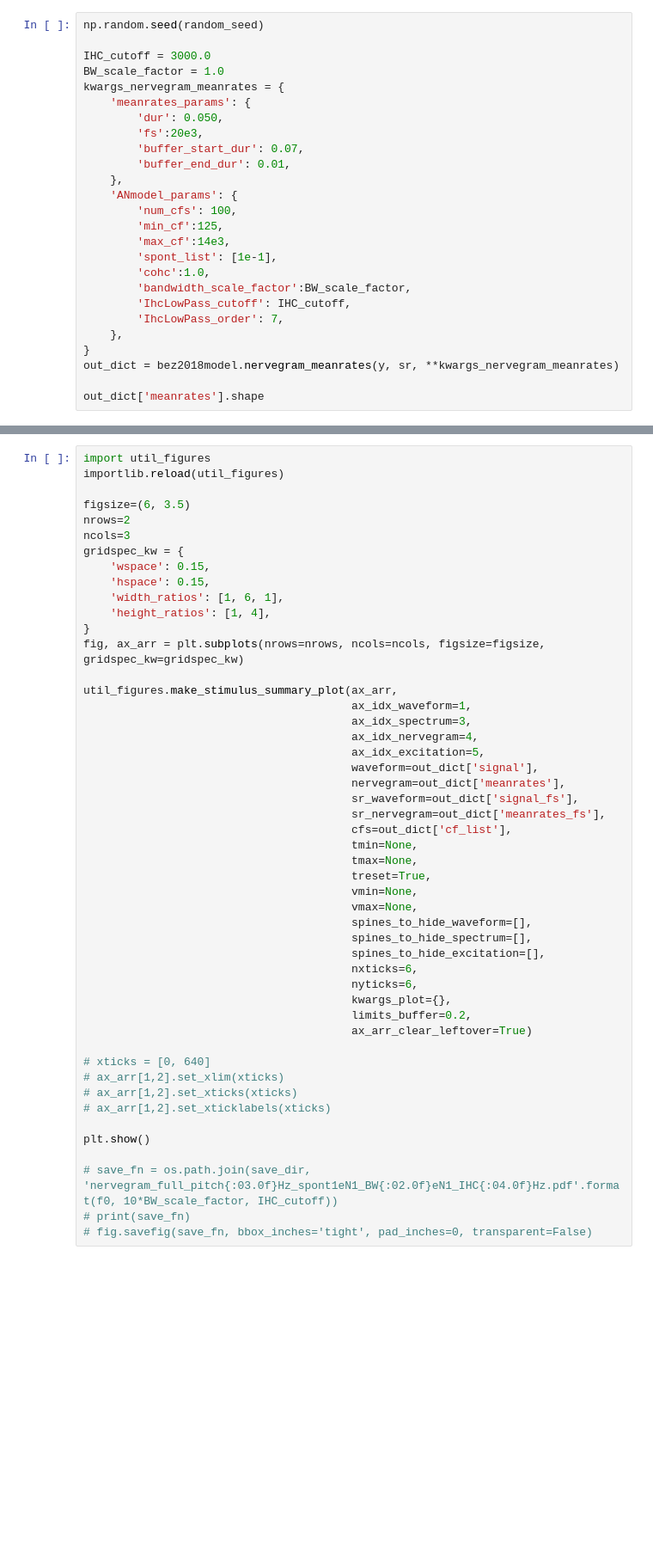
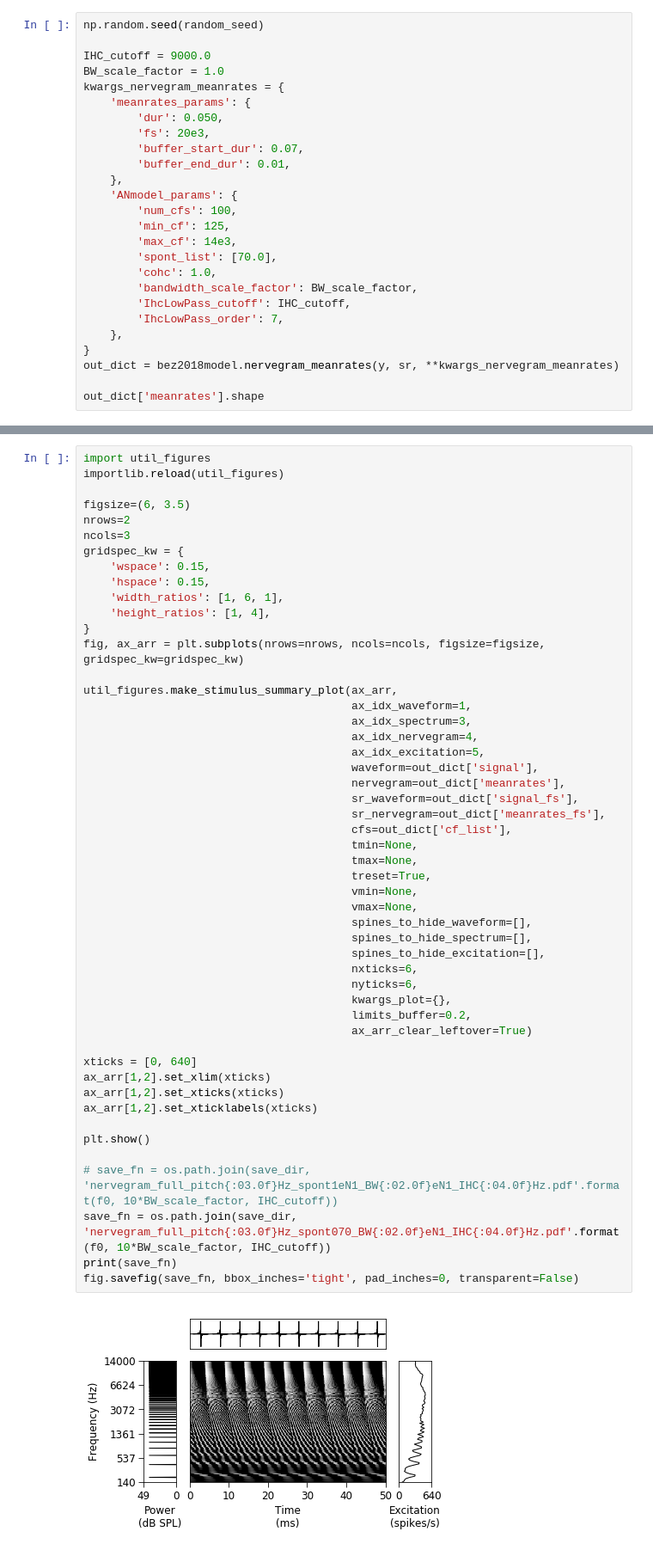
Before and after one commit to msaddler/pitchnet, a Jupyter notebook: notebook_figures_stimuli.ipynb, the cells around one changed output, grey strips where cells are left out. Shown at 86% size. Cells and saved outputs as stored; diff of their text form; blank space fills up the shorter version.

Commit message:
regenerating all power-spectrum-containing paper figures to use proper dB labels

```diff
--- a/notebook_figures_stimuli.ipynb
+++ b/notebook_figures_stimuli.ipynb
@@ -83,22 +86,22 @@ ipd.display(ipd.Audio(y, rate=sr))
 # %%
 np.random.seed(random_seed)
 
-IHC_cutoff = 3000.0
+IHC_cutoff = 9000.0
 BW_scale_factor = 1.0
 kwargs_nervegram_meanrates = {
     'meanrates_params': {
         'dur': 0.050,
-        'fs':20e3,
+        'fs': 20e3,
         'buffer_start_dur': 0.07,
         'buffer_end_dur': 0.01,
     },
     'ANmodel_params': {
         'num_cfs': 100,
-        'min_cf':125,
-        'max_cf':14e3,
-        'spont_list': [1e-1],
-        'cohc':1.0,
-        'bandwidth_scale_factor':BW_scale_factor,
+        'min_cf': 125,
+        'max_cf': 14e3,
+        'spont_list': [70.0],
+        'cohc': 1.0,
+        'bandwidth_scale_factor': BW_scale_factor,
         'IhcLowPass_cutoff': IHC_cutoff,
         'IhcLowPass_order': 7,
     },
@@ -122,36 +127,39 @@ gridspec_kw = {
 fig, ax_arr = plt.subplots(nrows=nrows, ncols=ncols, figsize=figsize, gridspec_kw=gridspec_kw)
 
 util_figures.make_stimulus_summary_plot(ax_arr,
                                         ax_idx_waveform=1,
                                         ax_idx_spectrum=3,
                                         ax_idx_nervegram=4,
                                         ax_idx_excitation=5,
                                         waveform=out_dict['signal'],
                                         nervegram=out_dict['meanrates'],
                                         sr_waveform=out_dict['signal_fs'],
                                         sr_nervegram=out_dict['meanrates_fs'],
                                         cfs=out_dict['cf_list'],
                                         tmin=None,
                                         tmax=None,
                                         treset=True,
                                         vmin=None,
                                         vmax=None,
                                         spines_to_hide_waveform=[],
                                         spines_to_hide_spectrum=[],
                                         spines_to_hide_excitation=[],
                                         nxticks=6,
                                         nyticks=6,
                                         kwargs_plot={},
                                         limits_buffer=0.2,
                                         ax_arr_clear_leftover=True)
 
-# xticks = [0, 640]
-# ax_arr[1,2].set_xlim(xticks)
-# ax_arr[1,2].set_xticks(xticks)
-# ax_arr[1,2].set_xticklabels(xticks)
+xticks = [0, 640]
+ax_arr[1,2].set_xlim(xticks)
+ax_arr[1,2].set_xticks(xticks)
+ax_arr[1,2].set_xticklabels(xticks)
 
 plt.show()
 
 # save_fn = os.path.join(save_dir, 'nervegram_full_pitch{:03.0f}Hz_spont1eN1_BW{:02.0f}eN1_IHC{:04.0f}Hz.pdf'.format(f0, 10*BW_scale_factor, IHC_cutoff))
-# print(save_fn)
-# fig.savefig(save_fn, bbox_inches='tight', pad_inches=0, transparent=False)
+save_fn = os.path.join(save_dir, 'nervegram_full_pitch{:03.0f}Hz_spont070_BW{:02.0f}eN1_IHC{:04.0f}Hz.pdf'.format(f0, 10*BW_scale_factor, IHC_cutoff))
+print(save_fn)
+fig.savefig(save_fn, bbox_inches='tight', pad_inches=0, transparent=False)
+# %% [output]
+[figure, added]
```
Also changed, not shown: parts of 5 cells of this notebook.
